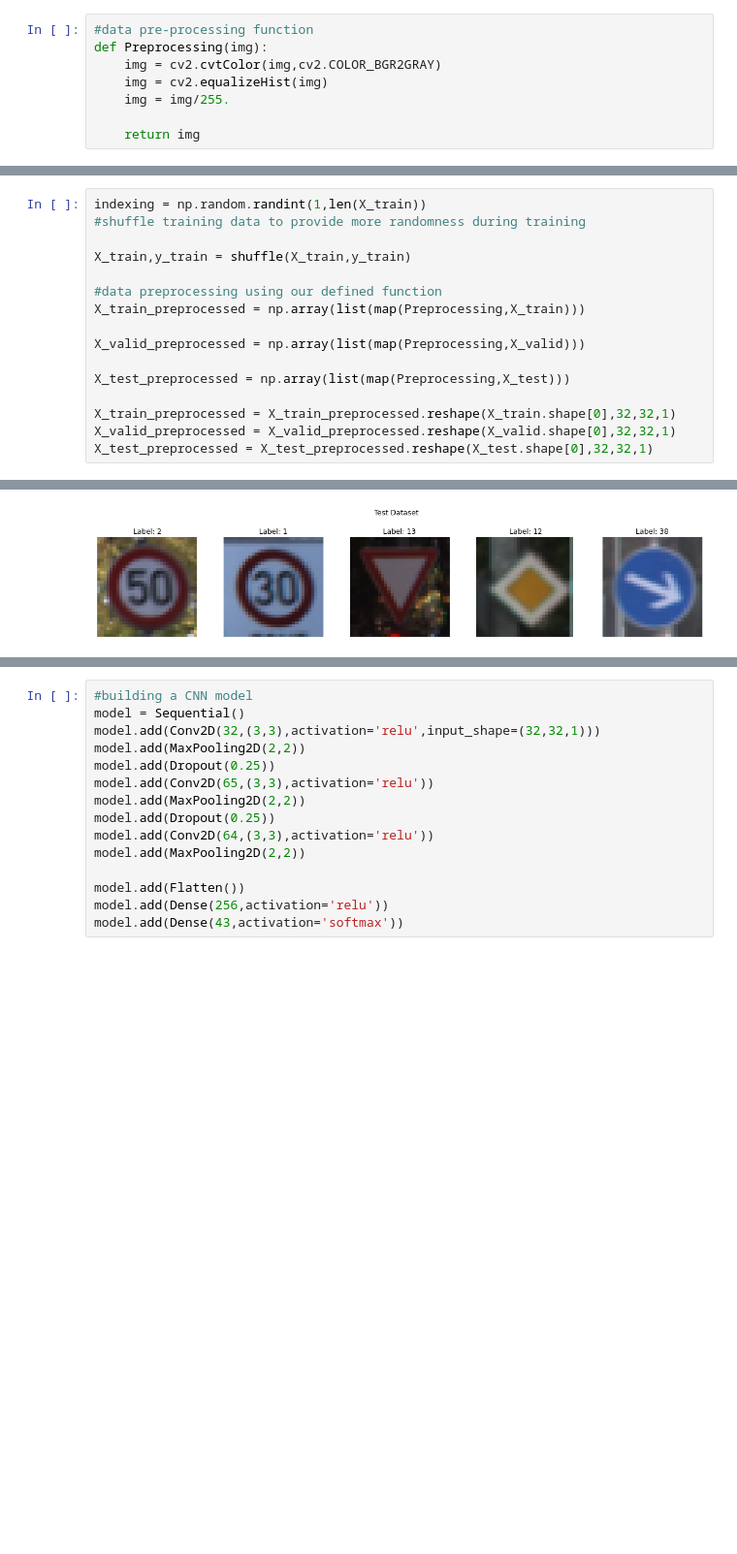
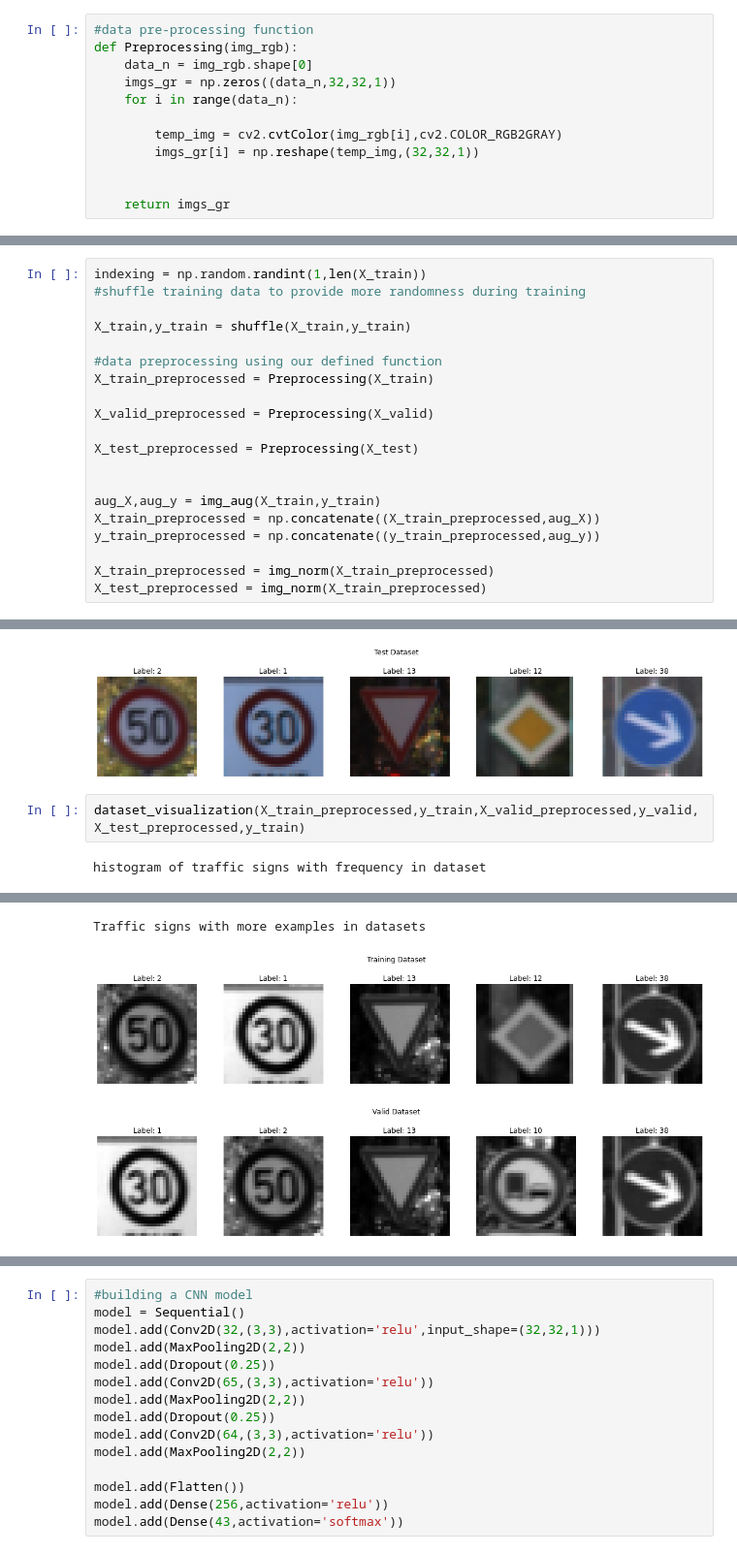
Before and after one commit to dheerajreddy3108/Traffic-Signal-Classification-for-Advanced-Driver-Assistance-Systems, a Jupyter notebook: traffic_signal_classification.ipynb, the cells around one changed output, grey strips where cells are left out. Shown at 97% size. Drawn from its saved outputs; the diff is of its cells as text; blank space fills up the shorter version.

```diff
--- a/traffic_signal_classification.ipynb
+++ b/traffic_signal_classification.ipynb
@@ -96,11 +96,15 @@ def dataset_visualization(X_train,y_train,X_valid,y_valid,X_test,y_test):
             ax[k].set_title('Label: '+ str(y_valid[ind]))
             ax[k].axis('off')
         fig.suptitle(msg[i])
-# %%
-#data pre-processing function
-def Preprocessing(img):
-    img = cv2.cvtColor(img,cv2.COLOR_BGR2GRAY)
-    img = cv2.equalizeHist(img)
-    img = img/255.
-
-    return img
+# %%
+#data pre-processing function
+def Preprocessing(img_rgb):
+    data_n = img_rgb.shape[0]
+    imgs_gr = np.zeros((data_n,32,32,1))
+    for i in range(data_n):
+
+        temp_img = cv2.cvtColor(img_rgb[i],cv2.COLOR_RGB2GRAY)
+        imgs_gr[i] = np.reshape(temp_img,(32,32,1))
+
+
+    return imgs_gr
@@ -111,15 +153,19 @@ indexing = np.random.randint(1,len(X_train))
 X_train,y_train = shuffle(X_train,y_train)
 
 #data preprocessing using our defined function
-X_train_preprocessed = np.array(list(map(Preprocessing,X_train)))
+X_train_preprocessed = Preprocessing(X_train)
 
-X_valid_preprocessed = np.array(list(map(Preprocessing,X_valid)))
+X_valid_preprocessed = Preprocessing(X_valid)
 
-X_test_preprocessed = np.array(list(map(Preprocessing,X_test)))
+X_test_preprocessed = Preprocessing(X_test)
 
-X_train_preprocessed = X_train_preprocessed.reshape(X_train.shape[0],32,32,1)
-X_valid_preprocessed = X_valid_preprocessed.reshape(X_valid.shape[0],32,32,1)
-X_test_preprocessed = X_test_preprocessed.reshape(X_test.shape[0],32,32,1)
+
+aug_X,aug_y = img_aug(X_train,y_train)
+X_train_preprocessed = np.concatenate((X_train_preprocessed,aug_X))
+y_train_preprocessed = np.concatenate((y_train_preprocessed,aug_y))
+
+X_train_preprocessed = img_norm(X_train_preprocessed)
+X_test_preprocessed = img_norm(X_train_preprocessed)
 # %%
 dataset_visualization(X_train,y_train,X_valid,y_valid,X_test,y_test)
 # %% [output]
@@ -129,3 +175,7 @@ Traffic signs with more examples in datasets
 [figure]
 [figure]
 [figure]
+# %%
+dataset_visualization(X_train_preprocessed,y_train,X_valid_preprocessed,y_valid,X_test_preprocessed,y_train)
+# %% [output]
+histogram of traffic signs with frequency in dataset
@@ -131,0 +183,3 @@ Traffic signs with more examples in datasets
+Traffic signs with more examples in datasets
+[figure, added]
+[figure, added]
```
Also changed, not shown: parts of 2 cells of this notebook.
